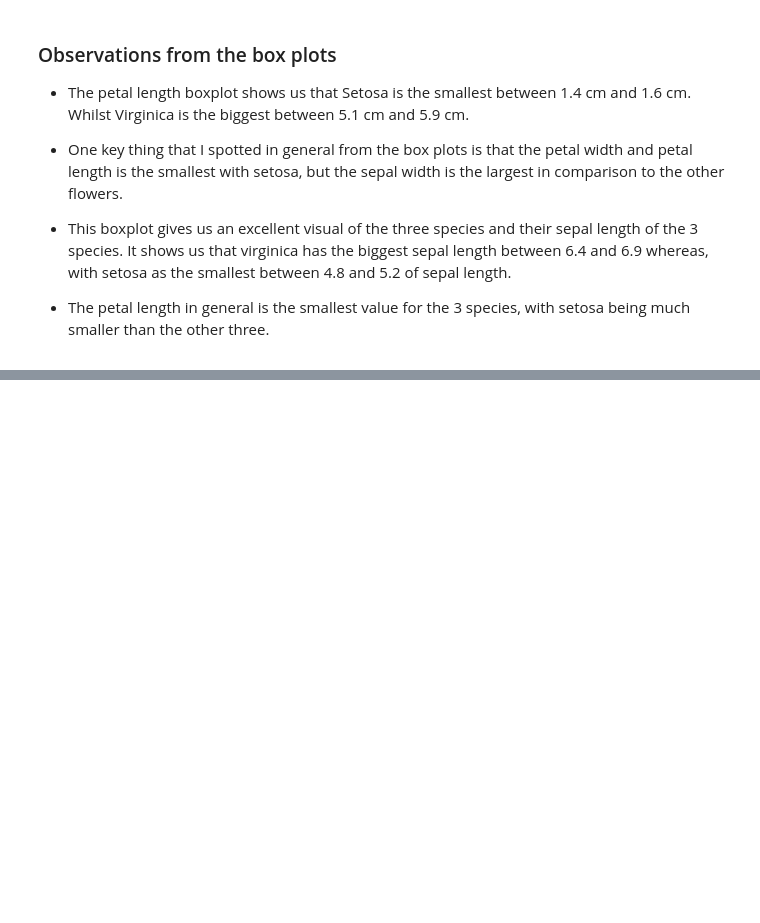
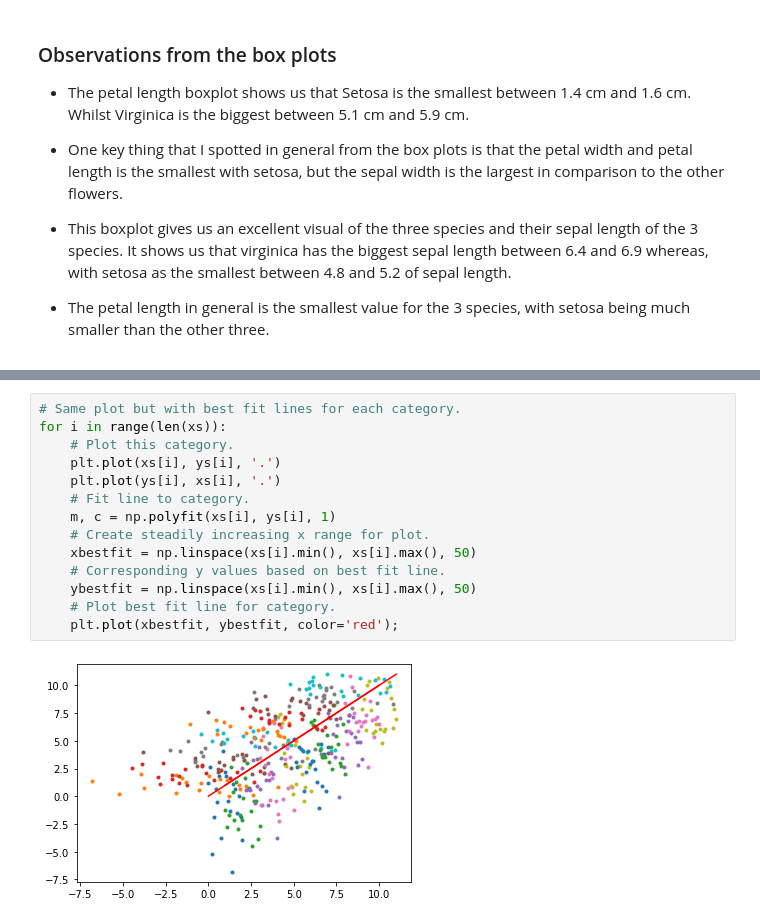
Before and after one commit to KenLin765/funddata-assessment, a Jupyter notebook: practicals/4.Outliers.ipynb, the cells around one changed output, grey strips where cells are left out. Drawn from its saved outputs; the diff is of its cells as text; blank space fills up the shorter version.

```diff
--- a/practicals/4.Outliers.ipynb
+++ b/practicals/4.Outliers.ipynb
@@ -211,0 +286,16 @@ Original code on https://github.com/ianmcloughlin/2223-S1-fund-data-analysis/blo
+# %%
+# Same plot but with best fit lines for each category.
+for i in range(len(xs)):
+    # Plot this category.
+    plt.plot(xs[i], ys[i], '.')
+    plt.plot(ys[i], xs[i], '.')
+    # Fit line to category.
+    m, c = np.polyfit(xs[i], ys[i], 1)
+    # Create steadily increasing x range for plot.
+    xbestfit = np.linspace(xs[i].min(), xs[i].max(), 50)
+    # Corresponding y values based on best fit line.
+    ybestfit = np.linspace(xs[i].min(), xs[i].max(), 50)
+    # Plot best fit line for category.
+    plt.plot(xbestfit, ybestfit, color='red');
+# %% [output]
+[figure, added]
```
Also changed, not shown: parts of 16 cells of this notebook, 1 other file.
